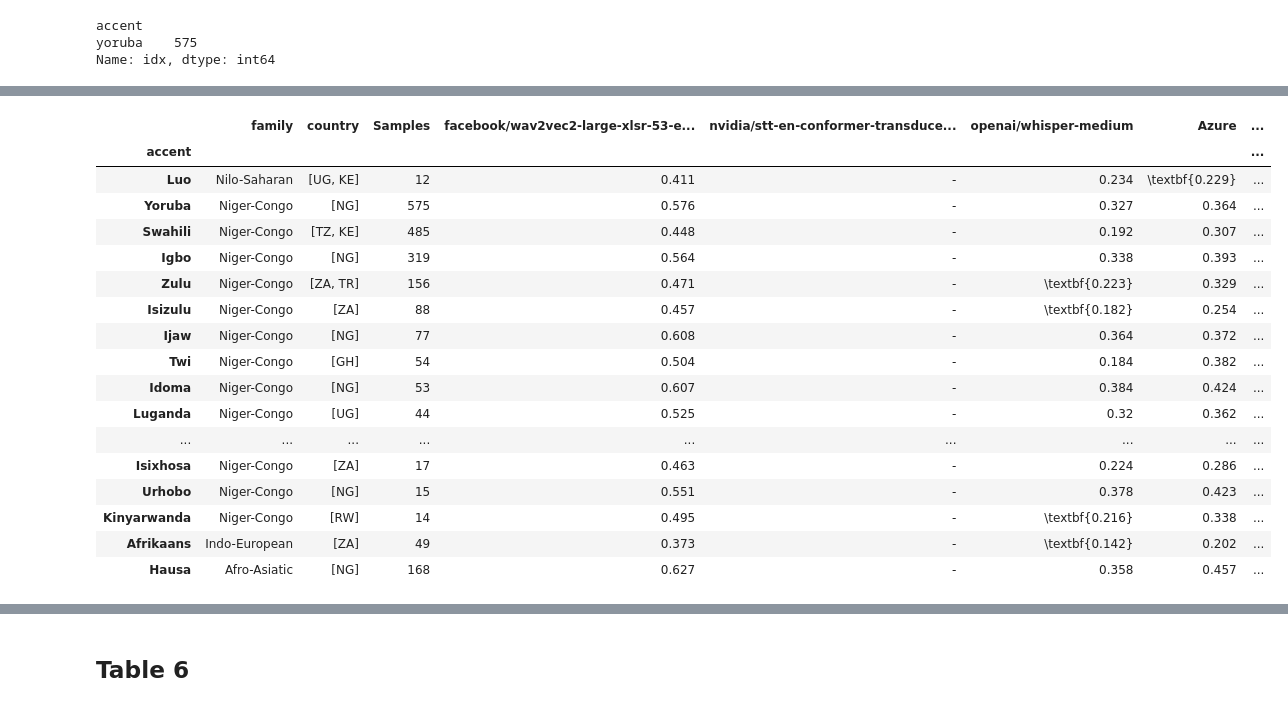
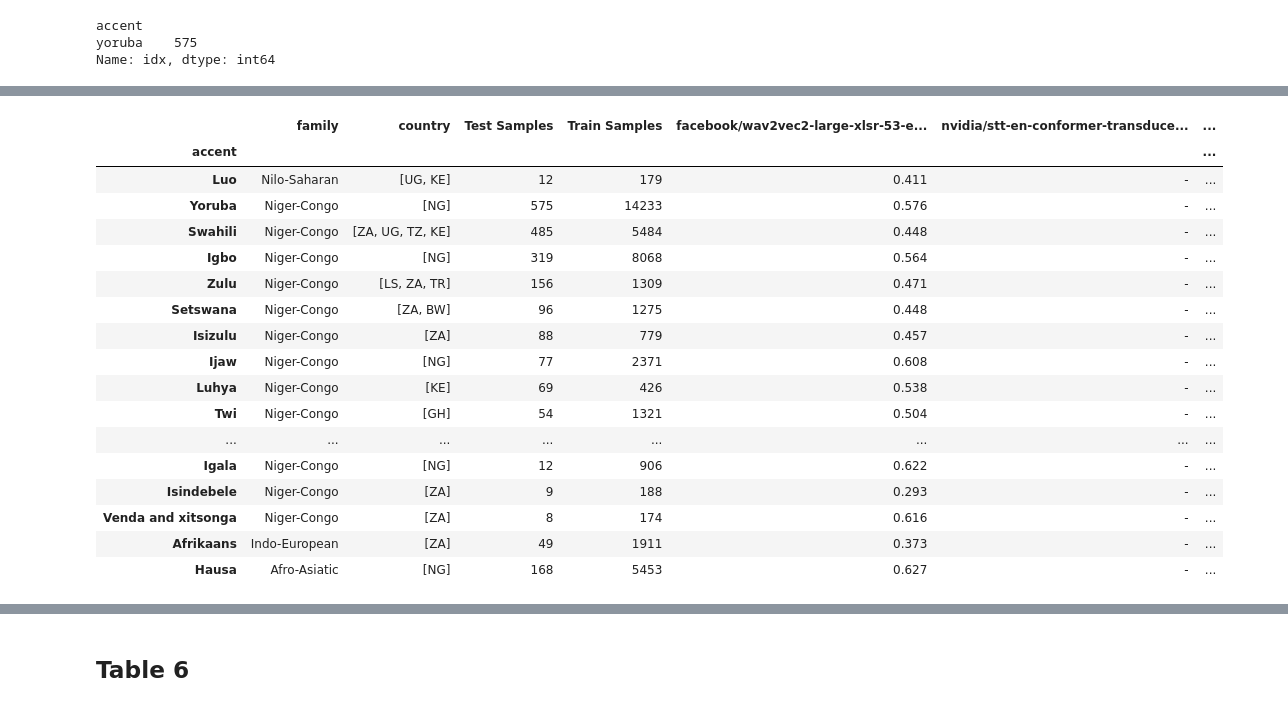
Before and after one commit to intron-innovation/AfriSpeech-200, a Jupyter notebook: notebooks/result_analysis.ipynb, the cells around one changed output, grey strips where cells are left out. Saved outputs shown, nothing was run; the diff lists cells and outputs as text; code cells hidden in the pictures.

```diff
--- a/notebooks/result_analysis.ipynb
+++ b/notebooks/result_analysis.ipynb
@@ -261,3 +261,6 @@ traindevset = pd.concat([trainset, devset])
 traindevset.shape
 # %% [output]
 (61231, 15)
+# %%
+traindevtestset = pd.concat([trainset, devset, testset])
+traindevtestset.shape
@@ -341,8 +346,3 @@ kinyarwanda      16
 sesotho          16
 kiswahili        16
 Name: idx, dtype: int64
-# %%
-origin = "nigerian"
-accent_country_df = traindevset[traindevset["origin"] == origin].groupby(["accent"])["country"].apply(lambda x: list(set(x)))
-accent_country_df = accent_country_df.reset_index(name="country").set_index("accent")
-accent_country_df
@@ -368,5 +348,0 @@ accent_country_df
-# %%
-origin = "african"
-accent_country_df = traindevset[traindevset["origin"] == origin].groupby(["accent"])["country"].apply(lambda x: list(set(x)))
-accent_country_df = accent_country_df.reset_index(name="country").set_index("accent")
-accent_country_df
@@ -542,8 +472,8 @@ accent_df_
 # %%
 combined_df = pd.concat([test_norm_df, test_norm_finetune_df])
 
-nigerian_test_norm_accent_df = accent_wer_v1(combined_df, traindevset, "nigerian", 10, open_source, commercial, ours)
-african_test_norm_accent_df =accent_wer_v1(combined_df, traindevset, "african", 20, open_source, commercial, ours)
+nigerian_test_norm_accent_df = accent_wer_v1(combined_df, trainset, traindevtestset, "nigerian", 10, open_source, commercial, ours)
+african_test_norm_accent_df =accent_wer_v1(combined_df, trainset, traindevtestset, "african", 20, open_source, commercial, ours)
 
 combined_norm_accent_df = pd.concat([nigerian_test_norm_accent_df, african_test_norm_accent_df])
 combined_norm_accent_df
@@ -578,40 +508,40 @@ def bold_min_values(df, columns=[]):
 # %%
 langauge_family_df = pd.read_csv("../data/afrispeech_language_family.csv")
 combined_norm_accent_df_ = combined_norm_accent_df.merge(langauge_family_df, on="accent").set_index("accent")
 
 
 
-columns = ["family", "country", "Samples",
+columns = ["family", "country", "Test Samples","Train Samples",
             "facebook/wav2vec2-large-xlsr-53-english",
             "nvidia/stt-en-conformer-transducer-large",
             "openai/whisper-medium"]+commercial+["facebook/wav2vec2-large-xlsr-53-english-all",
             "nvidia/stt-en-conformer-transducer-large-all",
             "openai/whisper-medium-all"]
 
 combined_norm_accent_df__ = bold_min_values(combined_norm_accent_df_, columns=open_source+commercial+ours)
-combined_norm_accent_df__ = combined_norm_accent_df__.merge(combined_norm_accent_df_[["country", "family", "Samples"]], on="accent")
+combined_norm_accent_df__ = combined_norm_accent_df__.merge(combined_norm_accent_df_[["country", "family",  "Test Samples","Train Samples"]], on="accent")
 
 combined_norm_accent_df__["nvidia/stt-en-conformer-transducer-large"] = "-"
 combined_norm_accent_df__["nvidia/stt-en-conformer-transducer-large-all"] = "-"
 combined_norm_accent_df__ = combined_norm_accent_df__[columns]
-combined_norm_accent_df__ = combined_norm_accent_df__.sort_values(["family", "Samples"], ascending=False)
+combined_norm_accent_df__ = combined_norm_accent_df__.sort_values(["family", "Test Samples"], ascending=False)
 combined_norm_accent_df__
 # %% [output]
-|  | family | country | Samples | facebook/wav2vec2-large-xlsr-53-e... | nvidia/stt-en-conformer-transduce... | openai/whisper-medium | Azure | ... |
-| accent |  |  |  |  |  |  |  | ... |
-| Luo | Nilo-Saharan | [UG, KE] | 12 | 0.411 | - | 0.234 | \textbf{0.229} | ... |
-| Yoruba | Niger-Congo | [NG] | 575 | 0.576 | - | 0.327 | 0.364 | ... |
-| Swahili | Niger-Congo | [TZ, KE] | 485 | 0.448 | - | 0.192 | 0.307 | ... |
-| Igbo | Niger-Congo | [NG] | 319 | 0.564 | - | 0.338 | 0.393 | ... |
-| Zulu | Niger-Congo | [ZA, TR] | 156 | 0.471 | - | \textbf{0.223} | 0.329 | ... |
-| Isizulu | Niger-Congo | [ZA] | 88 | 0.457 | - | \textbf{0.182} | 0.254 | ... |
-| Ijaw | Niger-Congo | [NG] | 77 | 0.608 | - | 0.364 | 0.372 | ... |
-| Twi | Niger-Congo | [GH] | 54 | 0.504 | - | 0.184 | 0.382 | ... |
-| Idoma | Niger-Congo | [NG] | 53 | 0.607 | - | 0.384 | 0.424 | ... |
-| Luganda | Niger-Congo | [UG] | 44 | 0.525 | - | 0.32 | 0.362 | ... |
-| ... | ... | ... | ... | ... | ... | ... | ... | ... |
-| Isixhosa | Niger-Congo | [ZA] | 17 | 0.463 | - | 0.224 | 0.286 | ... |
-| Urhobo | Niger-Congo | [NG] | 15 | 0.551 | - | 0.378 | 0.423 | ... |
-| Kinyarwanda | Niger-Congo | [RW] | 14 | 0.495 | - | \textbf{0.216} | 0.338 | ... |
-| Afrikaans | Indo-European | [ZA] | 49 | 0.373 | - | \textbf{0.142} | 0.202 | ... |
-| Hausa | Afro-Asiatic | [NG] | 168 | 0.627 | - | 0.358 | 0.457 | ... |
+|  | family | country | Test Samples | Train Samples | facebook/wav2vec2-large-xlsr-53-e... | nvidia/stt-en-conformer-transduce... | ... |
+| accent |  |  |  |  |  |  | ... |
+| Luo | Nilo-Saharan | [UG, KE] | 12 | 179 | 0.411 | - | ... |
+| Yoruba | Niger-Congo | [NG] | 575 | 14233 | 0.576 | - | ... |
+| Swahili | Niger-Congo | [ZA, UG, TZ, KE] | 485 | 5484 | 0.448 | - | ... |
+| Igbo | Niger-Congo | [NG] | 319 | 8068 | 0.564 | - | ... |
+| Zulu | Niger-Congo | [LS, ZA, TR] | 156 | 1309 | 0.471 | - | ... |
+| Setswana | Niger-Congo | [ZA, BW] | 96 | 1275 | 0.448 | - | ... |
+| Isizulu | Niger-Congo | [ZA] | 88 | 779 | 0.457 | - | ... |
+| Ijaw | Niger-Congo | [NG] | 77 | 2371 | 0.608 | - | ... |
+| Luhya | Niger-Congo | [KE] | 69 | 426 | 0.538 | - | ... |
+| Twi | Niger-Congo | [GH] | 54 | 1321 | 0.504 | - | ... |
+| ... | ... | ... | ... | ... | ... | ... | ... |
+| Igala | Niger-Congo | [NG] | 12 | 906 | 0.622 | - | ... |
+| Isindebele | Niger-Congo | [ZA] | 9 | 188 | 0.293 | - | ... |
+| Venda and xitsonga | Niger-Congo | [ZA] | 8 | 174 | 0.616 | - | ... |
+| Afrikaans | Indo-European | [ZA] | 49 | 1911 | 0.373 | - | ... |
+| Hausa | Afro-Asiatic | [NG] | 168 | 5453 | 0.627 | - | ... |
```
Also changed, not shown: parts of 26 cells of this notebook.
